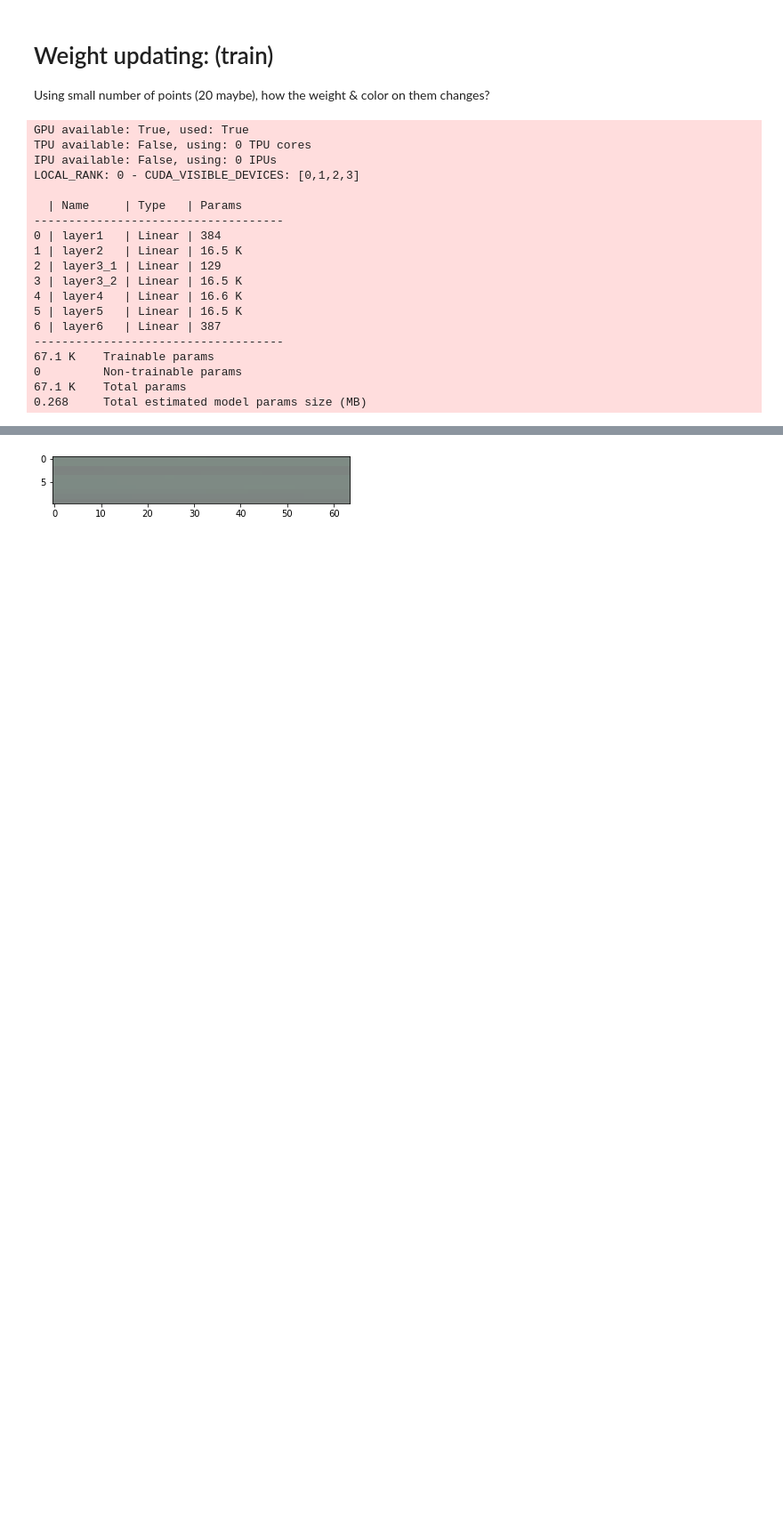
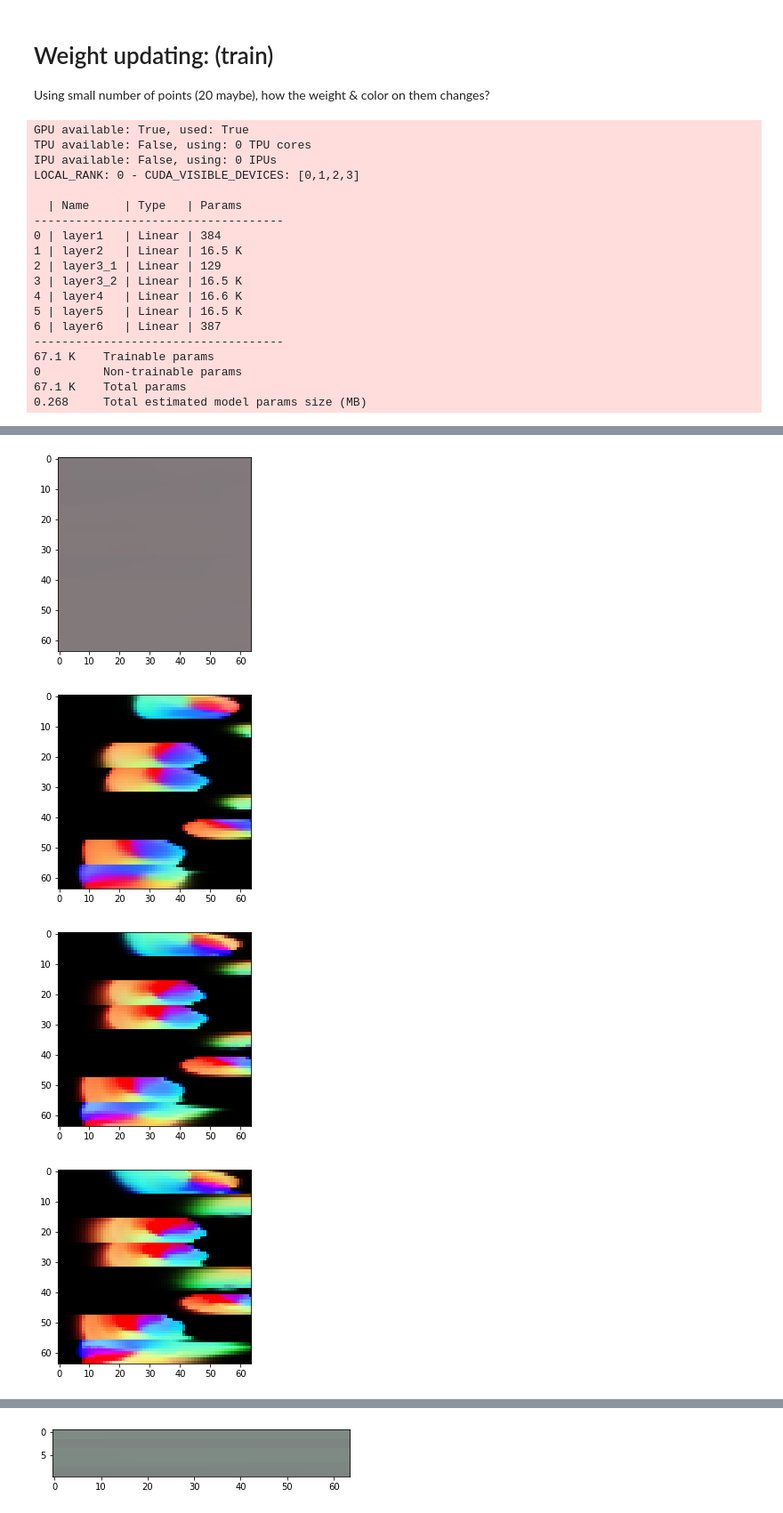
Before and after one commit to pennbotAZ/nerf_1d, a Jupyter notebook: exp.ipynb, the cells around one changed output, grey strips where cells are left out. Shown at 89% size. Drawn from its saved outputs; the diff is of its cells as text; code cells hidden in the pictures; blank space fills up the shorter version.

```diff
--- a/exp.ipynb
+++ b/exp.ipynb
@@ -211,0 +243,14 @@ LOCAL_RANK: 0 - CUDA_VISIBLE_DEVICES: [0,1,2,3]
+# %%
+import torch
+import matplotlib.pyplot as plt
+with torch.no_grad():
+    for i in range(4):
+        rgb = torch.load('rgb_{}.pth'.format(i), map_location='cpu')
+        weight = torch.load('weight_{}.pth'.format(i), map_location='cpu')
+        plt.imshow(rgb)
+        plt.show()
+# %% [output]
+[figure, added]
+[figure, added]
+[figure, added]
+[figure, added]
```
Also changed, not shown: parts of 41 cells of this notebook, 12 other files.
